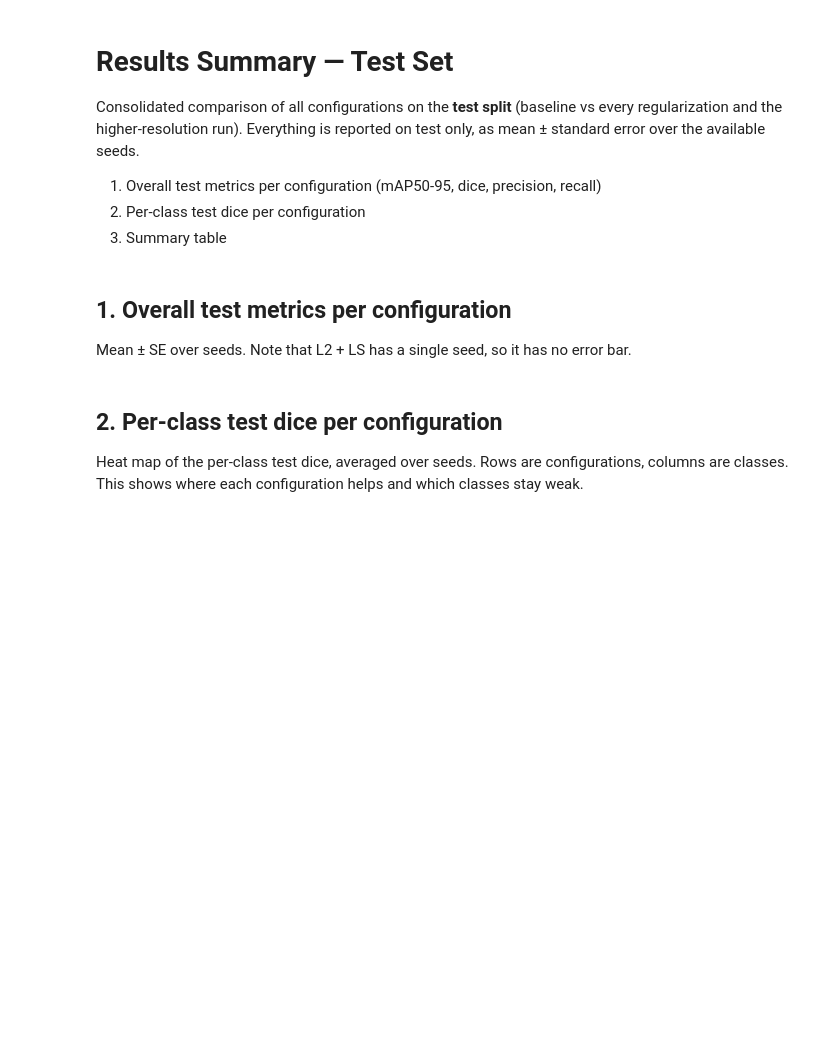
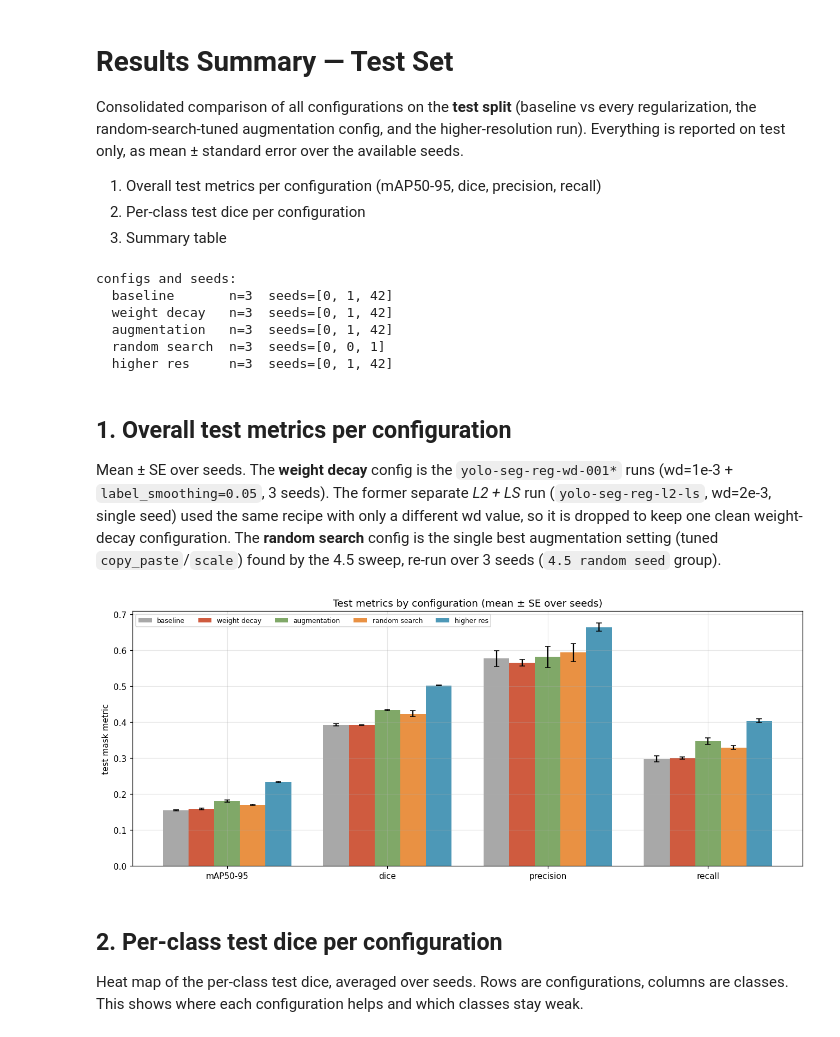
Before and after one commit to JuanFelipeRuiz/dlbs, a Jupyter notebook: notebooks/4_results_summary.ipynb, the cells around one changed output. Cells and saved outputs as stored; diff of their text form; code cells hidden in the pictures; blank space fills up the shorter version.

Commit message:
last cleanup of the notebooks

```diff
--- a/notebooks/4_results_summary.ipynb
+++ b/notebooks/4_results_summary.ipynb
@@ -1,7 +1,7 @@
 # %% [markdown]
 # Results Summary — Test Set
 
-Consolidated comparison of all configurations on the **test split** (baseline vs every regularization and the higher-resolution run). Everything is reported on test only, as mean ± standard error over the available seeds.
+Consolidated comparison of all configurations on the **test split** (baseline vs every regularization, the random-search-tuned augmentation config, and the higher-resolution run). Everything is reported on test only, as mean ± standard error over the available seeds.
 
 1. Overall test metrics per configuration (mAP50-95, dice, precision, recall)
 2. Per-class test dice per configuration
@@ -13,61 +13,48 @@ import matplotlib.pyplot as plt
 from pathlib import Path
 
 CLASSES = ['bicycle', 'bus', 'car', 'motorcycle', 'person', 'rider', 'train', 'truck']
-CONFIG_ORDER = ['baseline', 'weight decay', 'L2 + LS', 'augmentation', 'higher res']
-CONFIG_COLORS = {'baseline': '#999999', 'weight decay': '#C73E1D', 'L2 + LS': '#9B59B6',
-                 'augmentation': '#6A994E', 'higher res': '#2E86AB'}
+METRICS = {'mask_mAP50_95': 'mAP50-95', 'mask_dice': 'dice',
+           'mask_precision': 'precision', 'mask_recall': 'recall'}
+CONFIGS = ['baseline', 'weight decay', 'augmentation', 'random search', 'higher res']
+COLORS = {'baseline': '#999999', 'weight decay': '#C73E1D', 'augmentation': '#6A994E',
+          'random search': '#E67E22', 'higher res': '#2E86AB'}
 plt.rcParams.update({'figure.dpi': 110, 'axes.grid': True, 'grid.alpha': 0.3})
 
-df = pd.read_csv(Path('..') / 'all_results.csv')
-if 'State' in df.columns:
-    df = df[df['State'] == 'finished']
-df = df.copy()
-for c in df.columns:
-    if c.startswith(('test/', 'class/')) or c in ('weight_decay', 'seed'):
-        df[c] = pd.to_numeric(df[c], errors='coerce')
-
-def assign(row):
-    g, n, wd = str(row.get('Group', '')), str(row['Name']), row.get('weight_decay')
-    if g == '4.2 baseline':
-        return 'baseline'
-    if g == '4.4 augmentation':
-        return 'augmentation'
-    if g == '4.5 img size':
-        return 'higher res'
-    if n == 'yolo-seg-reg-l2-ls':
-        return 'L2 + LS'
-    if pd.notna(wd) and abs(float(wd) - 0.001) < 1e-9:
-        return 'weight decay'
-    return None
-
-df['config'] = df.apply(assign, axis=1)
-sub = df[df['config'].notna()].copy()
-present = [c for c in CONFIG_ORDER if c in sub['config'].unique()]
+# Minimal results export: one row per (config, seed), test metrics only.
+# 'config' is precomputed (the per-run W&B exports have been consolidated into this file).
+df = pd.read_csv(Path('..') / 'combined_results.csv')
+present = [c for c in CONFIGS if c in set(df['config'])]
 
 print('configs and seeds:')
-for c in present:
-    seeds = sorted(sub[sub['config'] == c]['seed'].dropna().astype(int).tolist())
-    print(f'  {c:14s} n={len(seeds)}  seeds={seeds}')
+for cfg in present:
+    seeds = sorted(df.loc[df['config'] == cfg, 'seed'].dropna().astype(int))
+    print(f'  {cfg:14s} n={len(seeds)}  seeds={seeds}')
+# %% [output]
+configs and seeds:
+  baseline       n=3  seeds=[0, 1, 42]
+  weight decay   n=3  seeds=[0, 1, 42]
+  augmentation   n=3  seeds=[0, 1, 42]
+  random search  n=3  seeds=[0, 0, 1]
+  higher res     n=3  seeds=[0, 1, 42]
 # %% [markdown]
 ## 1. Overall test metrics per configuration
 
-Mean ± SE over seeds. Note that L2 + LS has a single seed, so it has no error bar.
+Mean ± SE over seeds. The **weight decay** config is the `yolo-seg-reg-wd-001*` runs (wd=1e-3 + `label_smoothing=0.05`, 3 seeds). The former separate *L2 + LS* run (`yolo-seg-reg-l2-ls`, wd=2e-3, single seed) used the same recipe with only a different wd value, so it is dropped to keep one clean weight-decay configuration. The **random search** config is the single best augmentation setting (tuned `copy_paste`/`scale`) found by the 4.5 sweep, re-run over 3 seeds (`4.5 random seed` group).
 # %%
-metrics = ['mask_mAP50_95', 'mask_dice', 'mask_precision', 'mask_recall']
-labels = ['mAP50-95', 'dice', 'precision', 'recall']
-
-x = np.arange(len(metrics)); n = len(present); w = 0.8 / n
+x = np.arange(len(METRICS)); w = 0.8 / len(present)
 fig, ax = plt.subplots(figsize=(12, 5))
 for i, cfg in enumerate(present):
-    grp = sub[sub['config'] == cfg]
-    m = [grp[f'test/{mt}'].mean() for mt in metrics]
-    e = [np.nan_to_num(grp[f'test/{mt}'].sem()) for mt in metrics]
-    ax.bar(x + (i - (n - 1) / 2) * w, m, w, yerr=e, capsize=3,
-           color=CONFIG_COLORS[cfg], alpha=0.85, label=cfg)
-ax.set_xticks(x); ax.set_xticklabels(labels)
+    grp = df[df['config'] == cfg]
+    means = [grp[f'test/{m}'].mean() for m in METRICS]
+    errs = [np.nan_to_num(grp[f'test/{m}'].sem()) for m in METRICS]
+    ax.bar(x + (i - (len(present) - 1) / 2) * w, means, w, yerr=errs, capsize=3,
+           color=COLORS[cfg], alpha=0.85, label=cfg)
+ax.set_xticks(x, list(METRICS.values()))
 ax.set_ylabel('test mask metric')
 ax.set_title('Test metrics by configuration (mean ± SE over seeds)')
 ax.legend(ncol=len(present), fontsize=8); plt.tight_layout(); plt.show()
+# %% [output]
+[figure, added]
 # %% [markdown]
 ## 2. Per-class test dice per configuration
 
```
Also changed, not shown: parts of 2 cells of this notebook, 2 other files.
